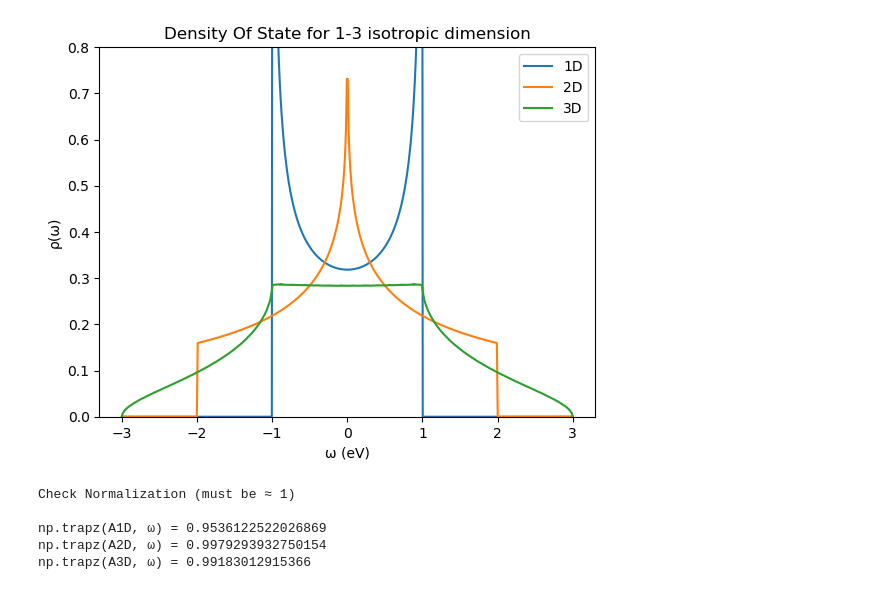
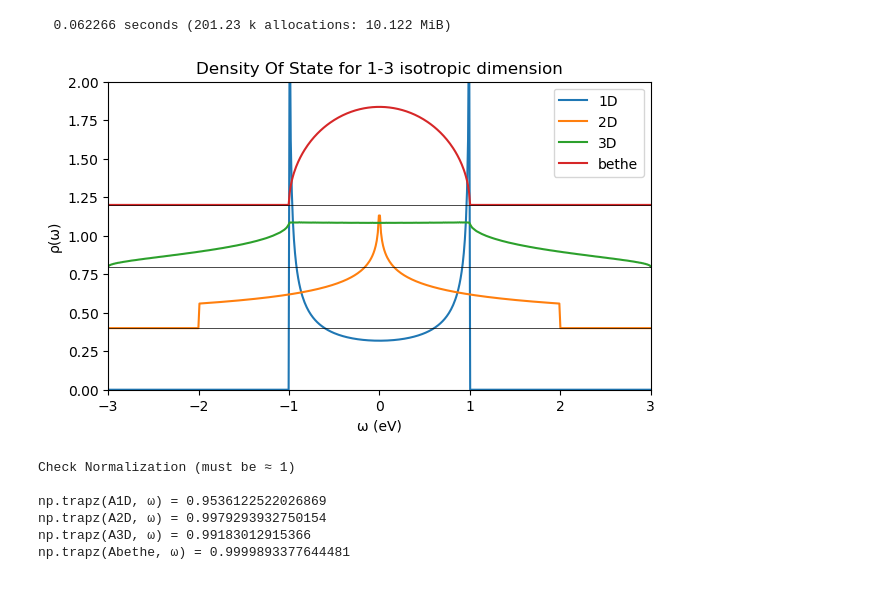
Before and after one commit to muhammadgaffar/SKRIPSI, a Jupyter notebook: nb/Analytical Expression of Density of State in 1-3 Isotropic Dimesion .ipynb, the cells around one changed output. Cells and saved outputs as stored; diff of their text form; code cells hidden in the pictures.

```diff
--- a/nb/Analytical Expression of Density of State in 1-3 Isotropic Dimesion .ipynb
+++ b/nb/Analytical Expression of Density of State in 1-3 Isotropic Dimesion .ipynb
@@ -65,24 +72,36 @@ dos3D (generic function with 1 method)
+# %%
+@time Abethe = dosbethe.(t,ω);
+# %% [output]
+  0.062266 seconds (201.23 k allocations: 10.122 MiB)
 # %%
+plt.figure(1,(7,4))
 plt.plot(ω,A1D,label="1D")
-plt.plot(ω,A2D,label="2D")
-plt.plot(ω,A3D,label="3D")
-plt.ylim(0,0.8)
+plt.plot(ω,A2D .+ 0.4 * 1,label="2D")
+plt.plot(ω,A3D .+ 0.4 * 2,label="3D")
+plt.plot(ω,Abethe .+ 0.4 * 3,label="bethe")
+plt.plot(ω,ones(length(ω)) .* 0.4, color = "black", linewidth = 0.5)
+plt.plot(ω,ones(length(ω)) .* 0.4 * 2, color = "black", linewidth = 0.5)
+plt.plot(ω,ones(length(ω)) .* 0.4 * 3, color = "black", linewidth = 0.5)
+plt.ylim(0,2.0)
+plt.xlim(ωmin,ωmax)
 plt.ylabel("ρ(ω)")
 plt.xlabel("ω (eV)")
 plt.title("Density Of State for 1-3 isotropic dimension")
 plt.legend()
 plt.show()
 # %% [output]
-[figure, old version]
+[figure, new version]
 # %%
 println("Check Normalization (must be ≈ 1)")
 println("")
 @show np.trapz(A1D,ω)
 @show np.trapz(A2D,ω)
-@show np.trapz(A3D,ω);
+@show np.trapz(A3D,ω)
+@show np.trapz(Abethe,ω);
 # %% [output]
 Check Normalization (must be ≈ 1)
 
 np.trapz(A1D, ω) = 0.9536122522026869
 np.trapz(A2D, ω) = 0.9979293932750154
 np.trapz(A3D, ω) = 0.99183012915366
+np.trapz(Abethe, ω) = 0.9999893377644481
```
Also changed, not shown: parts of 6 cells of this notebook, 2 other files.
